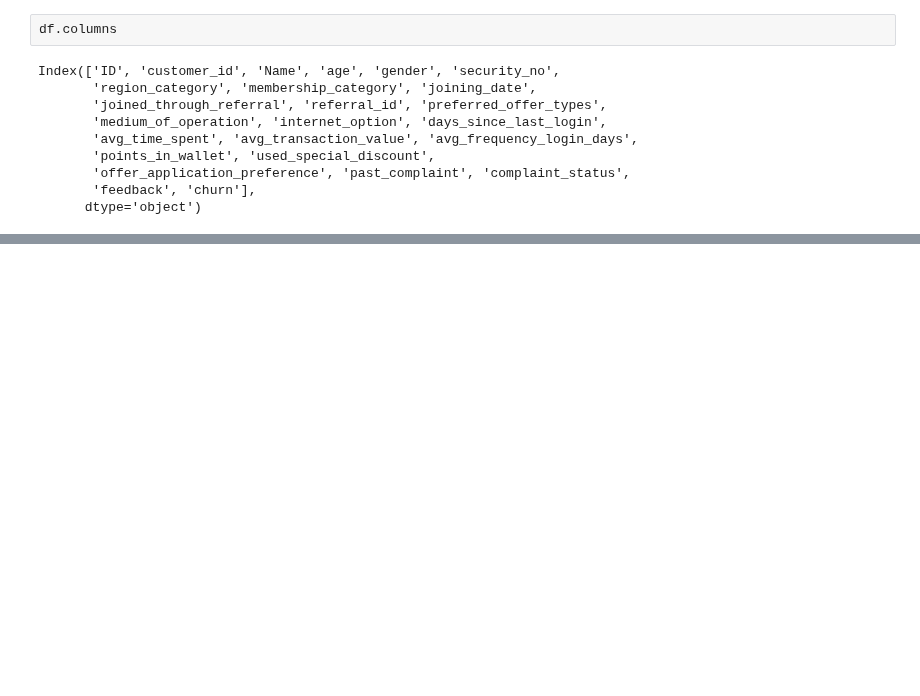
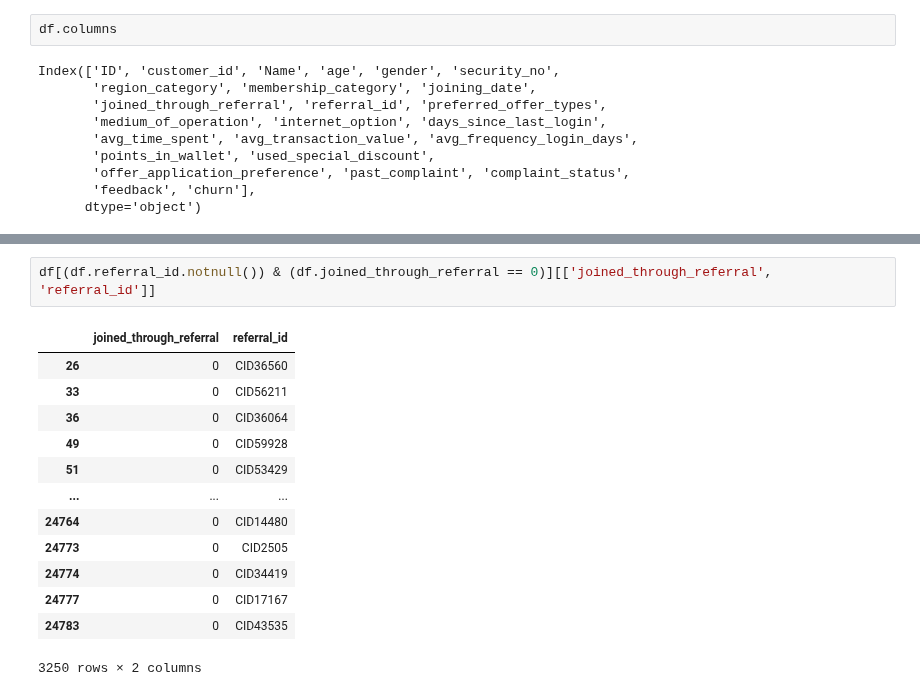
Before and after one commit to 1shaked/year_3, a Jupyter notebook: dama mining/Final project Part 1/report.ipynb, the cells around one changed output, grey strips where cells are left out. Drawn from its saved outputs; the diff is of its cells as text; blank space fills up the shorter version.

```diff
--- a/dama mining/Final project Part 1/report.ipynb
+++ b/dama mining/Final project Part 1/report.ipynb
@@ -115,0 +243,16 @@ Index(['ID', 'customer_id', 'Name', 'age', 'gender', 'security_no',
+# %%
+df[(df.referral_id.notnull()) & (df.joined_through_referral == 0)][['joined_through_referral', 'referral_id']]
+# %% [output]
+|  | joined_through_referral | referral_id |
+| 26 | 0 | CID36560 |
+| 33 | 0 | CID56211 |
+| 36 | 0 | CID36064 |
+| 49 | 0 | CID59928 |
+| 51 | 0 | CID53429 |
+| ... | ... | ... |
+| 24764 | 0 | CID14480 |
+| 24773 | 0 | CID2505 |
+| 24774 | 0 | CID34419 |
+| 24777 | 0 | CID17167 |
+| 24783 | 0 | CID43535 |
+3250 rows × 2 columns
```
Also changed, not shown: parts of 13 cells of this notebook.
